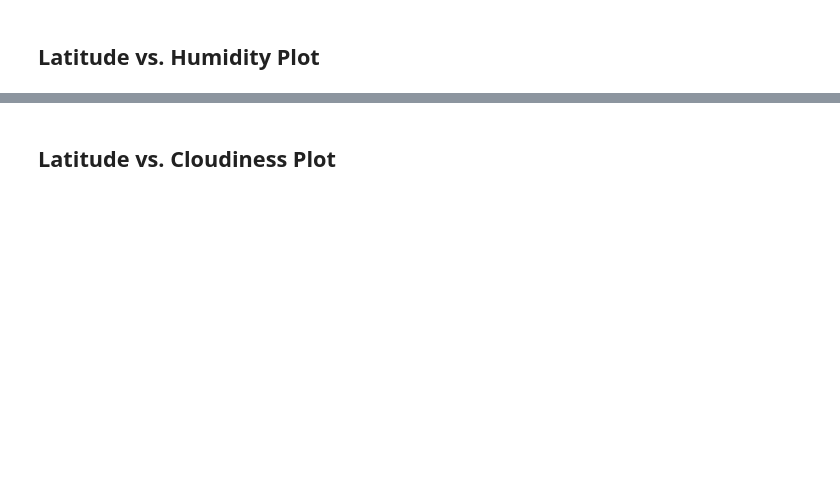
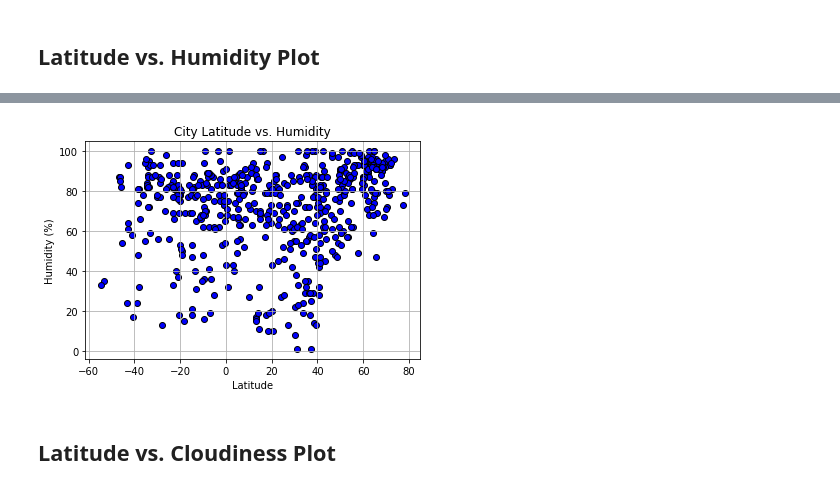
Before and after one commit to MikeEjike/Python-api-challenge, a Jupyter notebook: starter_code/WeatherPy.ipynb, the cells around one changed output, grey strips where cells are left out. Drawn from its saved outputs; the diff is of its cells as text; code cells hidden in the pictures; blank space fills up the shorter version.

```diff
--- a/starter_code/WeatherPy.ipynb
+++ b/starter_code/WeatherPy.ipynb
@@ -219,2 +213,11 @@ Int64Index([], dtype='int64')
+# %%
+plt.scatter(clean_city_data['Lat'], clean_city_data['Humidity'], facecolor='blue', edgecolor="black");
+plt.title('City Latitude vs. Humidity');
+plt.xlabel('Latitude');
+plt.ylabel('Humidity (%)');
+plt.grid()
+plt.show()
+# %% [output]
+[figure, added]
 # %% [markdown]
 ## Latitude vs. Cloudiness Plot
```
Also changed, not shown: parts of 36 cells of this notebook, 2 other files.
